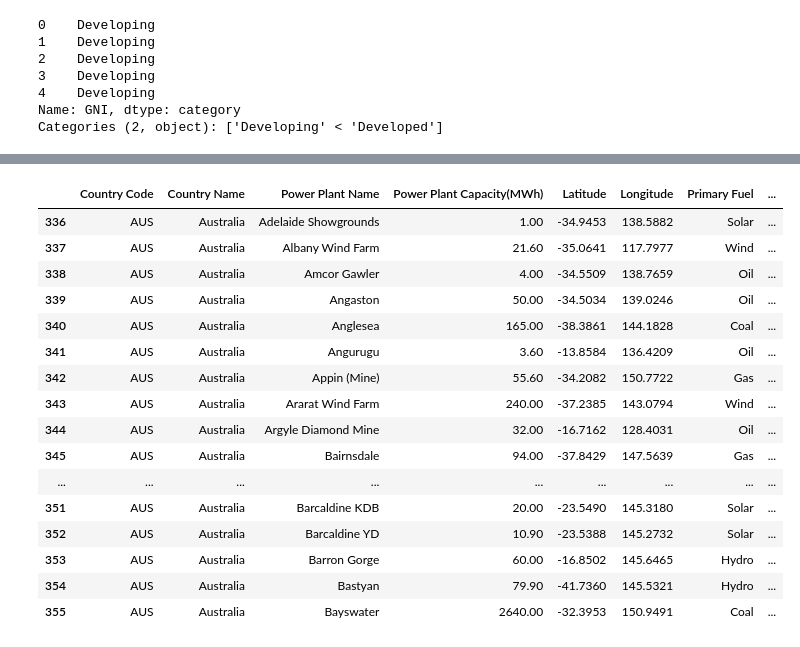
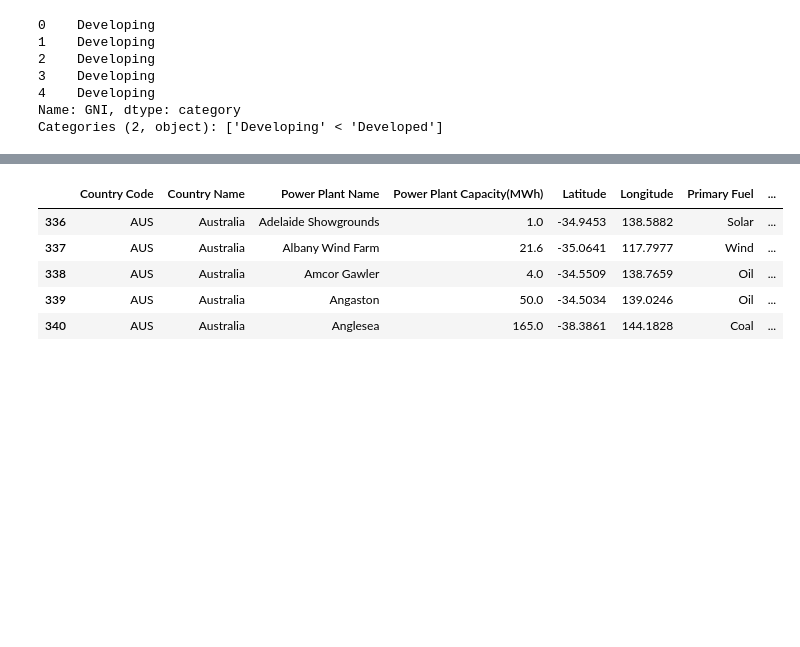
Before and after one commit to Carly-Jane/International_Power_Rangers, a Jupyter notebook: clean_up_notebook.ipynb, the cells around one changed output, grey strips where cells are left out. Drawn from its saved outputs; the diff is of its cells as text; code cells hidden in the pictures; blank space fills up the shorter version.

```diff
--- a/clean_up_notebook.ipynb
+++ b/clean_up_notebook.ipynb
@@ -192,25 +192,14 @@ merged_power_plantdf.head(20)
 # %%
 Developed_power_plant = merged_power_plantdf[merged_power_plantdf["Country Status"] == "Developed"]
 
-Developed_power_plant.head(20)
+Developed_power_plant.head()
 # %% [output]
 |  | Country Code | Country Name | Power Plant Name | Power Plant Capacity(MWh) | Latitude | Longitude | Primary Fuel | ... |
-| 336 | AUS | Australia | Adelaide Showgrounds | 1.00 | -34.9453 | 138.5882 | Solar | ... |
-| 337 | AUS | Australia | Albany Wind Farm | 21.60 | -35.0641 | 117.7977 | Wind | ... |
-| 338 | AUS | Australia | Amcor Gawler | 4.00 | -34.5509 | 138.7659 | Oil | ... |
-| 339 | AUS | Australia | Angaston | 50.00 | -34.5034 | 139.0246 | Oil | ... |
-| 340 | AUS | Australia | Anglesea | 165.00 | -38.3861 | 144.1828 | Coal | ... |
-| 341 | AUS | Australia | Angurugu | 3.60 | -13.8584 | 136.4209 | Oil | ... |
-| 342 | AUS | Australia | Appin (Mine) | 55.60 | -34.2082 | 150.7722 | Gas | ... |
-| 343 | AUS | Australia | Ararat Wind Farm | 240.00 | -37.2385 | 143.0794 | Wind | ... |
-| 344 | AUS | Australia | Argyle Diamond Mine | 32.00 | -16.7162 | 128.4031 | Oil | ... |
-| 345 | AUS | Australia | Bairnsdale | 94.00 | -37.8429 | 147.5639 | Gas | ... |
-| ... | ... | ... | ... | ... | ... | ... | ... | ... |
-| 351 | AUS | Australia | Barcaldine KDB | 20.00 | -23.5490 | 145.3180 | Solar | ... |
-| 352 | AUS | Australia | Barcaldine YD | 10.90 | -23.5388 | 145.2732 | Solar | ... |
-| 353 | AUS | Australia | Barron Gorge | 60.00 | -16.8502 | 145.6465 | Hydro | ... |
-| 354 | AUS | Australia | Bastyan | 79.90 | -41.7360 | 145.5321 | Hydro | ... |
-| 355 | AUS | Australia | Bayswater | 2640.00 | -32.3953 | 150.9491 | Coal | ... |
+| 336 | AUS | Australia | Adelaide Showgrounds | 1.0 | -34.9453 | 138.5882 | Solar | ... |
+| 337 | AUS | Australia | Albany Wind Farm | 21.6 | -35.0641 | 117.7977 | Wind | ... |
+| 338 | AUS | Australia | Amcor Gawler | 4.0 | -34.5509 | 138.7659 | Oil | ... |
+| 339 | AUS | Australia | Angaston | 50.0 | -34.5034 | 139.0246 | Oil | ... |
+| 340 | AUS | Australia | Anglesea | 165.0 | -38.3861 | 144.1828 | Coal | ... |
 # %%
 Developing_power_plant = merged_power_plantdf[merged_power_plantdf["Country Status"] == "Developing"]
 
```
Also changed, not shown: parts of 4 cells of this notebook, 2 other files.
